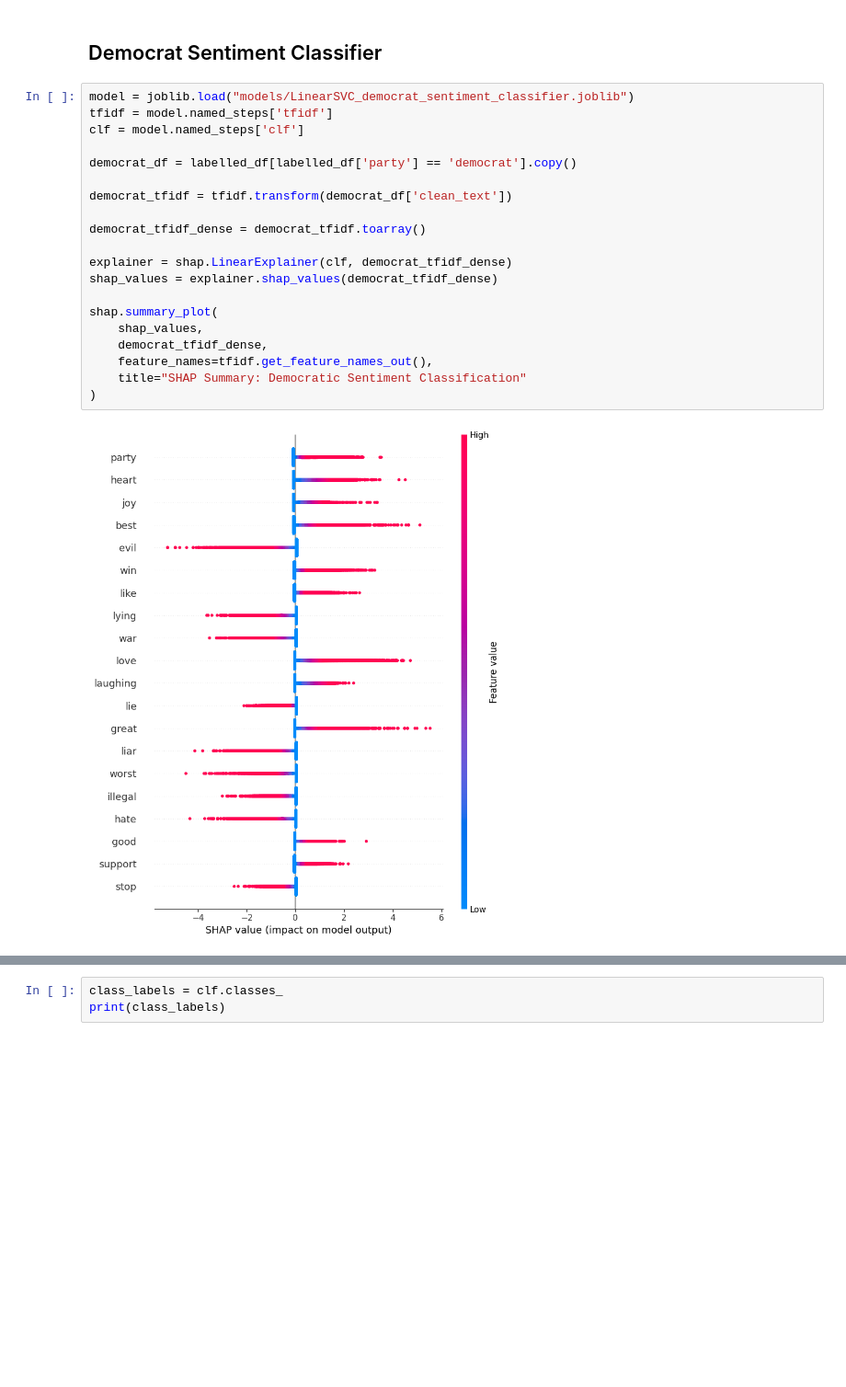
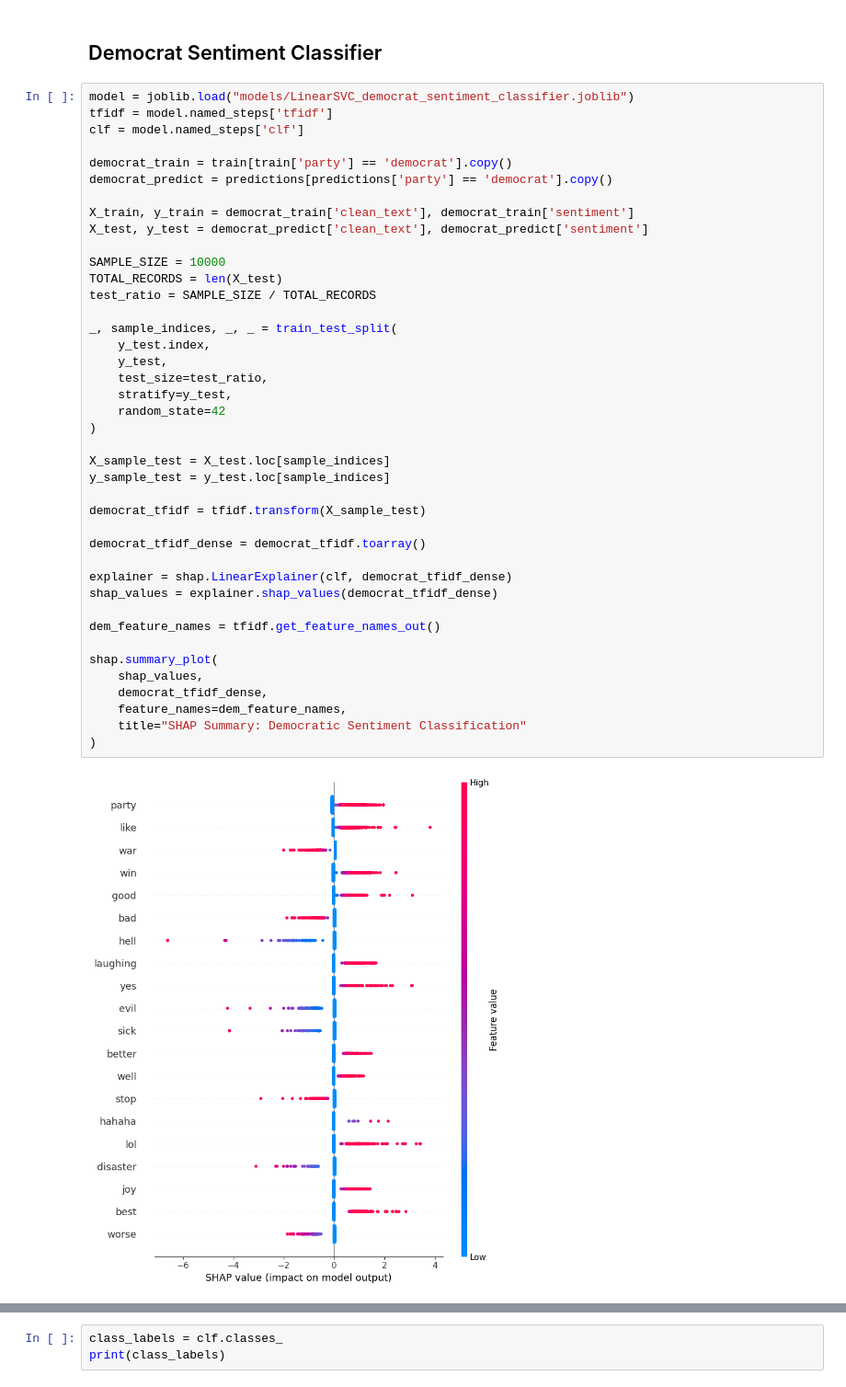
Before and after one commit to Birkbeck/msc-project-source-code-files-24-25-tayyib-saddique, a Jupyter notebook: x_processing/shap.ipynb, the cells around one changed output, grey strips where cells are left out. Shown at 92% size. Drawn from its saved outputs; the diff is of its cells as text; blank space fills up the shorter version.

```diff
--- a/x_processing/shap.ipynb
+++ b/x_processing/shap.ipynb
@@ -139,22 +401,43 @@ feature_importance_df_dir.head(10)
 # %%
 model = joblib.load("models/LinearSVC_democrat_sentiment_classifier.joblib")
 tfidf = model.named_steps['tfidf']
 clf = model.named_steps['clf']
 
-democrat_df = labelled_df[labelled_df['party'] == 'democrat'].copy()
+democrat_train = train[train['party'] == 'democrat'].copy()
+democrat_predict = predictions[predictions['party'] == 'democrat'].copy()
 
-democrat_tfidf = tfidf.transform(democrat_df['clean_text'])
+X_train, y_train = democrat_train['clean_text'], democrat_train['sentiment']
+X_test, y_test = democrat_predict['clean_text'], democrat_predict['sentiment']
+
+SAMPLE_SIZE = 10000
+TOTAL_RECORDS = len(X_test)
+test_ratio = SAMPLE_SIZE / TOTAL_RECORDS
+
+_, sample_indices, _, _ = train_test_split(
+    y_test.index,
+    y_test,
+    test_size=test_ratio,
+    stratify=y_test,
+    random_state=42
+)
+
+X_sample_test = X_test.loc[sample_indices]
+y_sample_test = y_test.loc[sample_indices]
+
+democrat_tfidf = tfidf.transform(X_sample_test)
 
 democrat_tfidf_dense = democrat_tfidf.toarray()
 
 explainer = shap.LinearExplainer(clf, democrat_tfidf_dense)
 shap_values = explainer.shap_values(democrat_tfidf_dense)
 
+dem_feature_names = tfidf.get_feature_names_out()
+
 shap.summary_plot(
     shap_values,
     democrat_tfidf_dense,
-    feature_names=tfidf.get_feature_names_out(),
+    feature_names=dem_feature_names,
     title="SHAP Summary: Democratic Sentiment Classification"
 )
 # %% [output]
-[figure, old version]
+[figure, new version]
```
Also changed, not shown: parts of 19 cells of this notebook, 1 other file.
